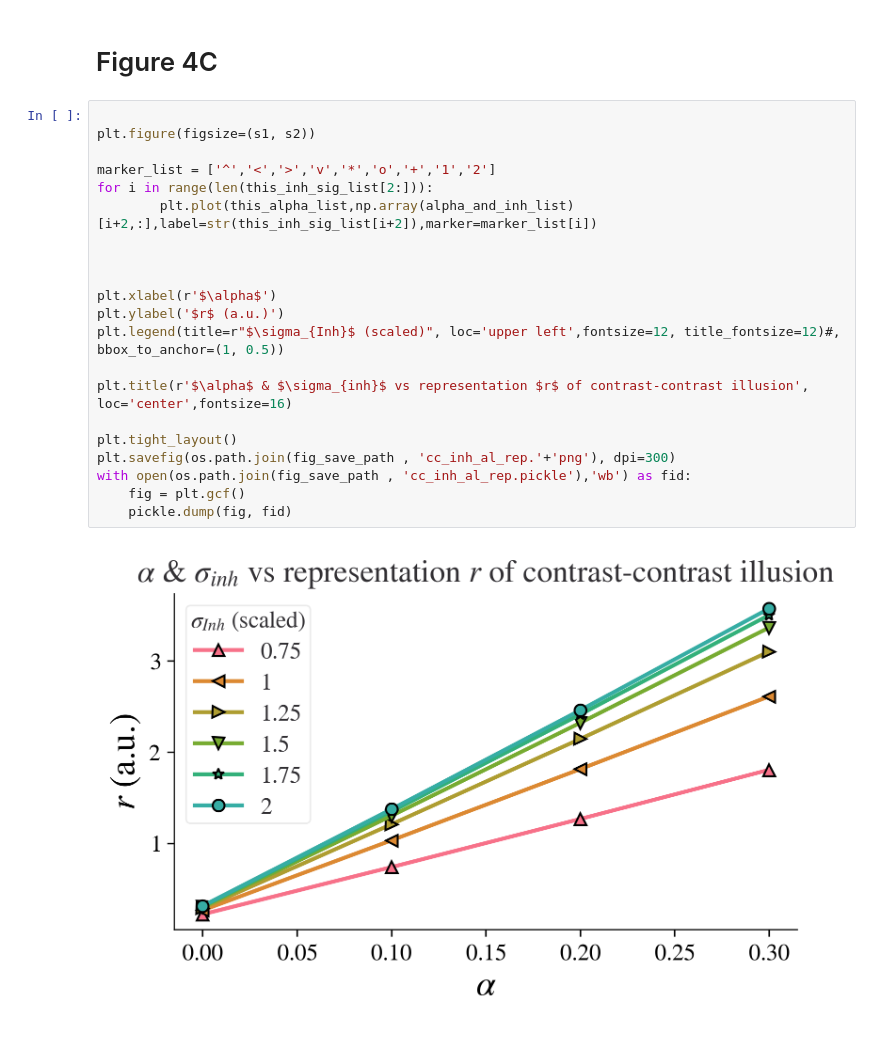
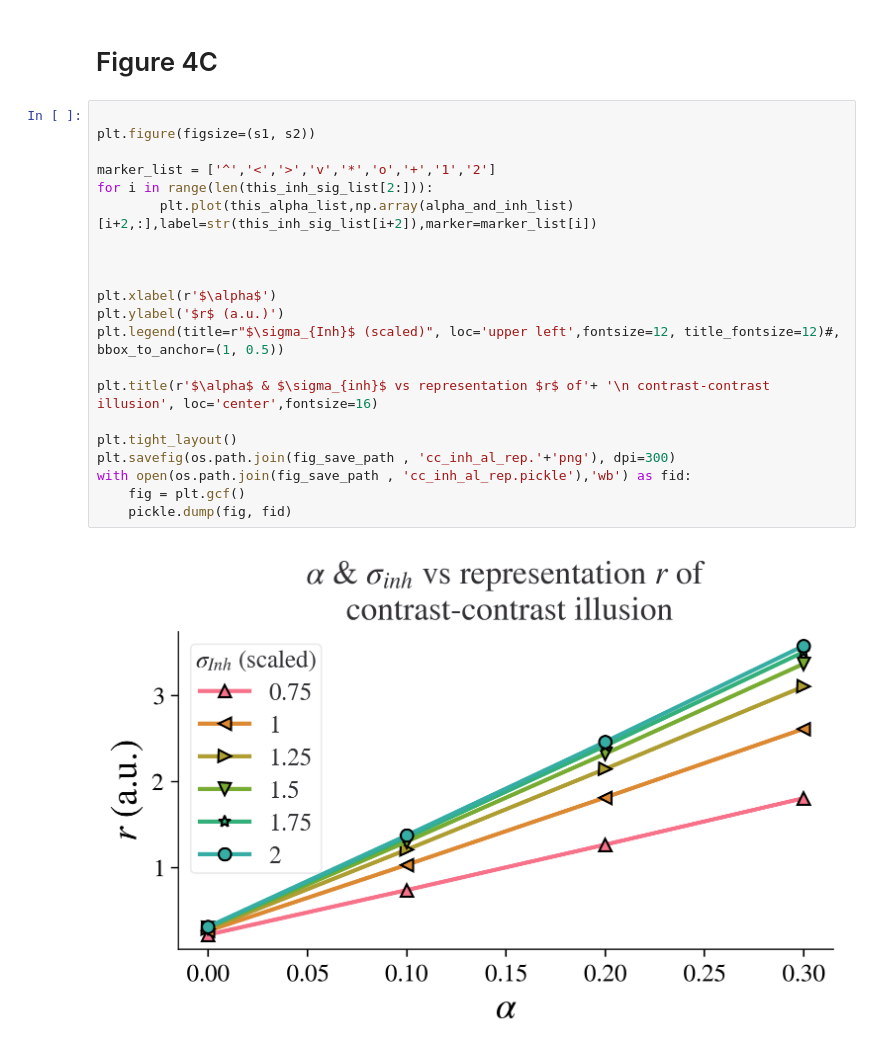
Before and after one commit to JiatingZhu/2LMotifVisNet, a Jupyter notebook: Simulation/contrast_part1.ipynb, the cells around one changed output. Drawn from its saved outputs; the diff is of its cells as text.

Commit message:
[fix] minor fixs for plots

```diff
--- a/Simulation/contrast_part1.ipynb
+++ b/Simulation/contrast_part1.ipynb
@@ -859,23 +859,23 @@ for v1_inh_sigma_scale in tqdm(this_inh_sig_list):
 # %%
 
 plt.figure(figsize=(s1, s2))
 
 marker_list = ['^','<','>','v','*','o','+','1','2']
 for i in range(len(this_inh_sig_list[2:])):
         plt.plot(this_alpha_list,np.array(alpha_and_inh_list)[i+2,:],label=str(this_inh_sig_list[i+2]),marker=marker_list[i])
 
 
 
 plt.xlabel(r'$\alpha$')
 plt.ylabel('$r$ (a.u.)')
 plt.legend(title=r"$\sigma_{Inh}$ (scaled)", loc='upper left',fontsize=12, title_fontsize=12)#, bbox_to_anchor=(1, 0.5))
 
-plt.title(r'$\alpha$ & $\sigma_{inh}$ vs representation $r$ of contrast-contrast illusion', loc='center',fontsize=16)
+plt.title(r'$\alpha$ & $\sigma_{inh}$ vs representation $r$ of'+ '\n contrast-contrast illusion', loc='center',fontsize=16)
 
 plt.tight_layout()
 plt.savefig(os.path.join(fig_save_path , 'cc_inh_al_rep.'+'png'), dpi=300)
 with open(os.path.join(fig_save_path , 'cc_inh_al_rep.pickle'),'wb') as fid:
     fig = plt.gcf()
     pickle.dump(fig, fid)
 # %% [output]
-[figure, old version]
+[figure, new version]
```
Also changed, not shown: parts of 1 cell of this notebook, 2 other files.
